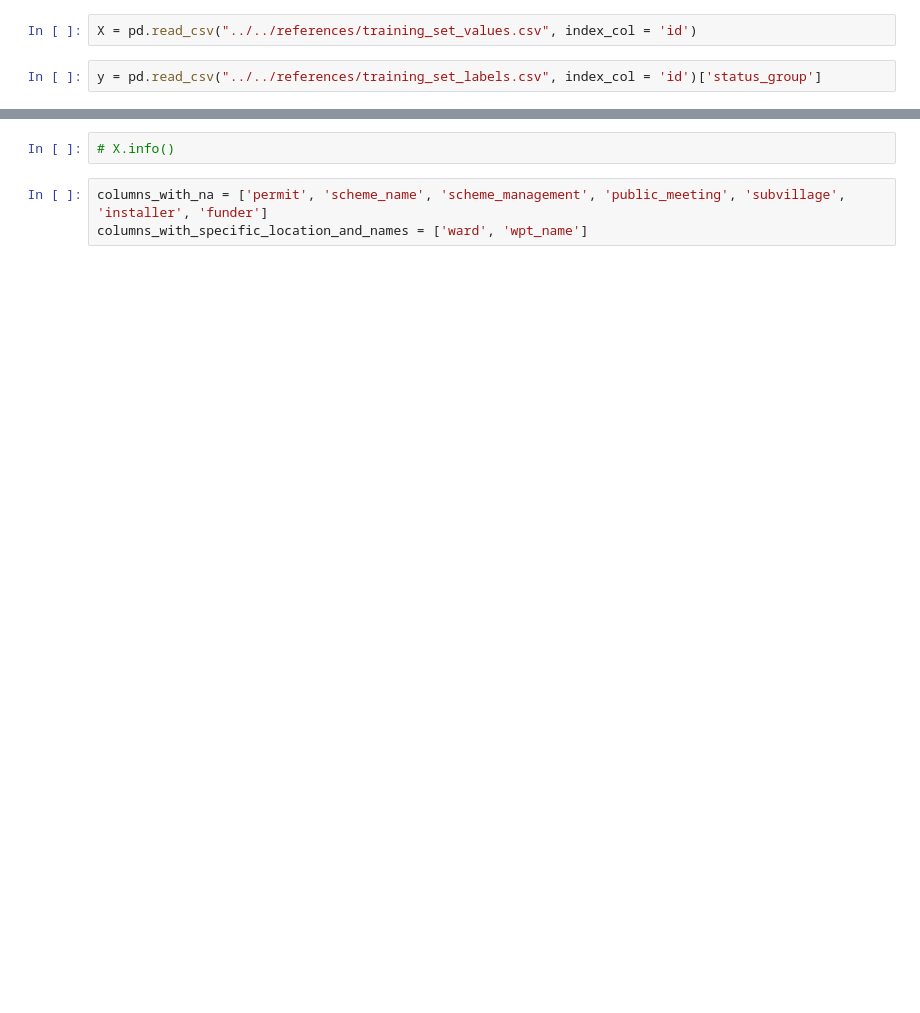
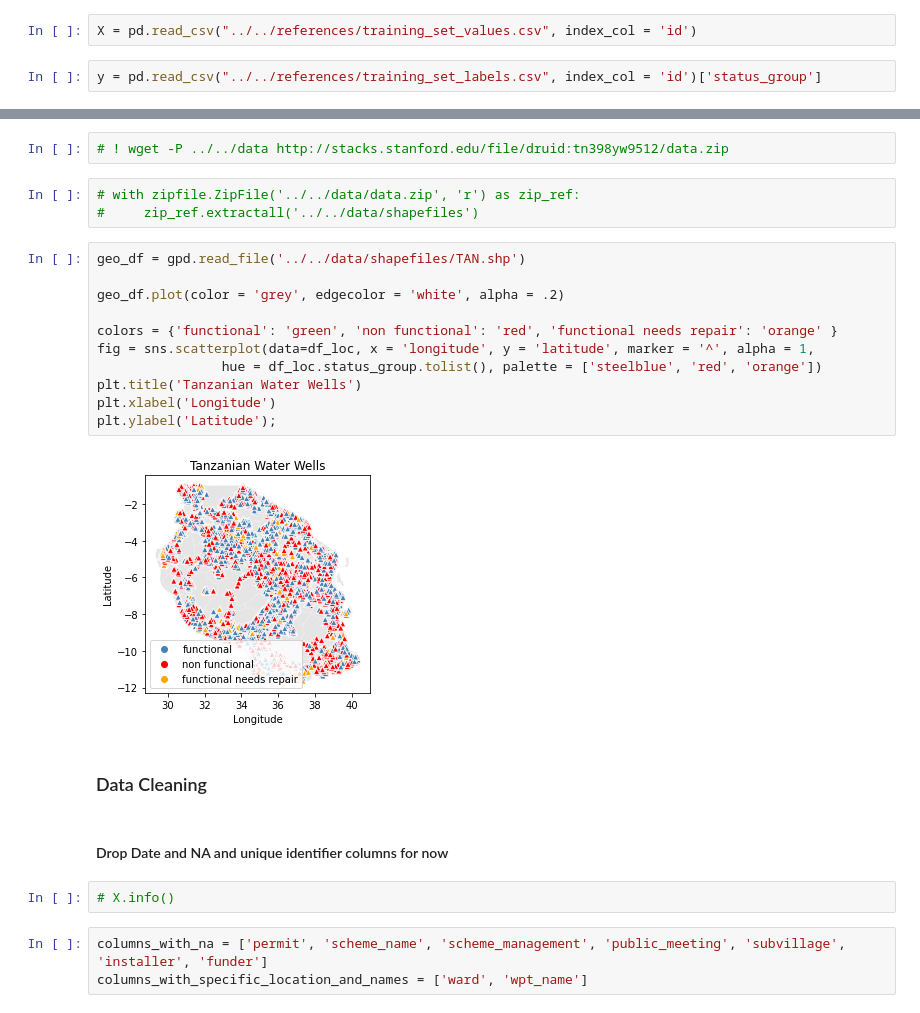
Before and after one commit to awyeh64/Tanzanian_Water_Well_Predictor, a Jupyter notebook: notebooks/exploratory/Sindhu_EDA.ipynb, the cells around one changed output, grey strips where cells are left out. Drawn from its saved outputs; the diff is of its cells as text; blank space fills up the shorter version.

```diff
--- a/notebooks/exploratory/Sindhu_EDA.ipynb
+++ b/notebooks/exploratory/Sindhu_EDA.ipynb
@@ -66,3 +100,25 @@ dtype: int64
+# %%
+# ! wget -P ../../data http://stacks.stanford.edu/file/druid:tn398yw9512/data.zip
+# %%
+# with zipfile.ZipFile('../../data/data.zip', 'r') as zip_ref:
+#     zip_ref.extractall('../../data/shapefiles')
+# %%
+geo_df = gpd.read_file('../../data/shapefiles/TAN.shp')
+
+geo_df.plot(color = 'grey', edgecolor = 'white', alpha = .2)
+
+colors = {'functional': 'green', 'non functional': 'red', 'functional needs repair': 'orange' }
+fig = sns.scatterplot(data=df_loc, x = 'longitude', y = 'latitude', marker = '^', alpha = 1,
+                hue = df_loc.status_group.tolist(), palette = ['steelblue', 'red', 'orange'])
+plt.title('Tanzanian Water Wells')
+plt.xlabel('Longitude')
+plt.ylabel('Latitude');
+# %% [output]
+[figure, added]
+# %% [markdown]
+### Data Cleaning
+# %% [markdown]
+#### Drop Date and NA and unique identifier columns for now
 # %%
 # X.info()
 # %%
```
Also changed, not shown: parts of 25 cells of this notebook, 9 other files.
